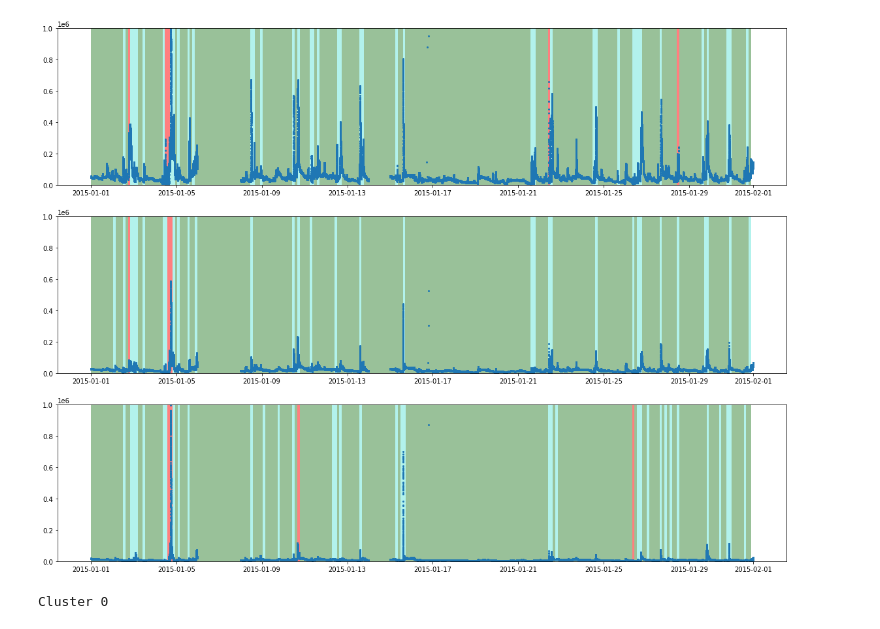
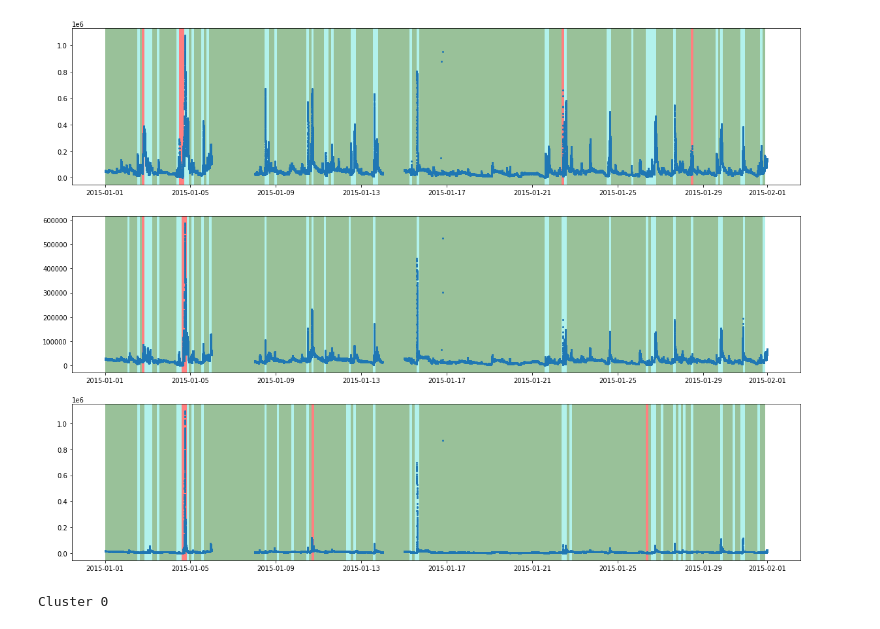
Before and after one commit to zeroknowledgediscovery/patternly, a Jupyter notebook: examples/Satellite_ts.ipynb, the cells around one changed output. Cells and saved outputs as stored; diff of their text form; code cells hidden in the pictures.

```diff
--- a/examples/Satellite_ts.ipynb
+++ b/examples/Satellite_ts.ipynb
@@ -47,39 +47,39 @@ end = datetime.strptime(original.iloc[:,0][original.shape[0]-1], "%Y-%m-%d %H:%M
 dts = pd.DataFrame([datetime.strptime(date, "%Y-%m-%d %H:%M:%S.%f%z") for date in original.iloc[:,0][:]])
 dts.index = original.index
 
 for i in range(start_col, end_col):
     seqs = original.iloc[:,i+1].to_frame().replace(-1e+31, np.nan).dropna(how="all", axis=0)
     data = pd.concat([seqs, dts], axis=1).dropna(how="any", axis=0)
     data.columns = ["val", "ts"]
 
-    plt.subplot(3, 1, i+1)
-    plt.ylim(top=1e6)
+    plt.subplot(end_col - start_col, 1, i + 1 - start_col)
+#     plt.ylim(top=1e6)
     plt.plot_date(data["ts"], data["val"].T.values.tolist(), markersize=2)
 
-    anoms = list(predictions[predictions[i] == True].index)
+    anoms = list(predictions[predictions[i - start_col] == True].index)
     for index in anoms:
         beg = data["ts"].iloc[index * window_size]
         end = data["ts"].iloc[index * window_size + window_size]
         plt.axvspan(beg, end, color='red', alpha=0.5, lw=0)
 
     # rank clusters for coloring
     cluster_counts = [0 for j in range(n_clusters)]
-    for cluster in pipelines[i].closest_match:
+    for cluster in pipelines[i - start_col].closest_match:
         cluster_counts[cluster] += 1
     cluster_rank = np.flip(np.argsort(cluster_counts))
 
     for index in predictions.index:
         if index in anoms:
             continue
         beg = data["ts"].iloc[index * window_size]
         end = data["ts"].iloc[index * window_size + window_size]
         colors = ["darkgreen", "turquoise", "gray", "navy"]
-        plt.axvspan(beg, end, color=colors[cluster_rank[pipelines[i].closest_match[index]]], alpha=0.4, lw=0)
+        plt.axvspan(beg, end, color=colors[cluster_rank[pipelines[i - start_col].closest_match[index]]], alpha=0.4, lw=0)
 
 
 plt.show()
 # %% [output]
-[figure, old version]
+[figure, new version]
 # %%
 from IPython.display import Image, display
 from IPython.core.display import HTML
```
Also changed, not shown: 7 other files.
